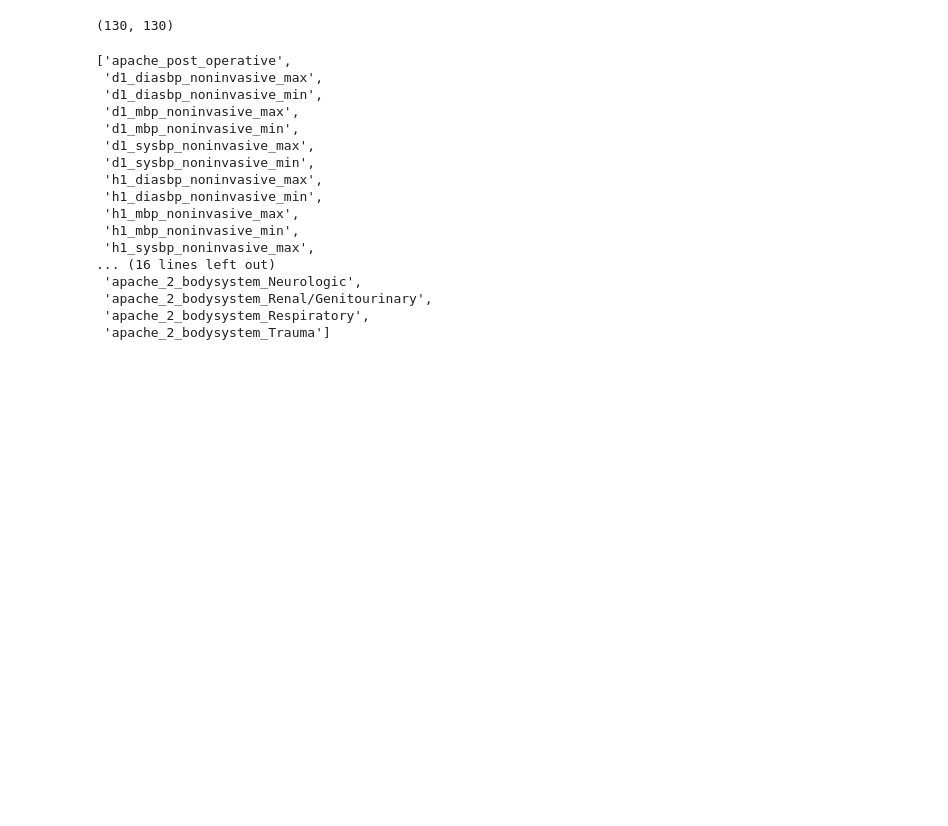
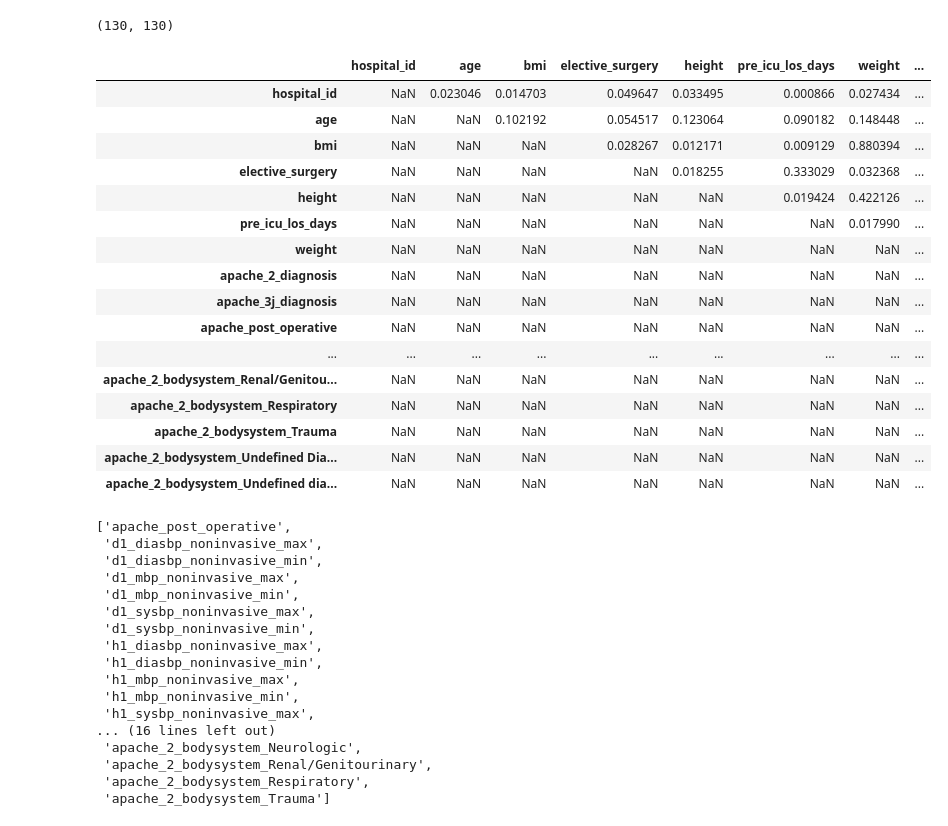
Before and after one commit to ardranijesh/Data-science-study, a Jupyter notebook: Project/Healthcare_Domain/Health_care_sepsis_septic_shock/sepsis_shock.ipynb, the cells around one changed output. Saved outputs shown, nothing was run; the diff lists cells and outputs as text; code cells hidden in the pictures; blank space fills up the shorter version.

```diff
--- a/Project/Healthcare_Domain/Health_care_sepsis_septic_shock/sepsis_shock.ipynb
+++ b/Project/Healthcare_Domain/Health_care_sepsis_septic_shock/sepsis_shock.ipynb
@@ -362,6 +372,25 @@ corr_matrix.shape
 (130, 130)
 # %%
 upper=corr_matrix.where(np.triu(np.ones(corr_matrix.shape),k=1).astype(bool))
+upper
+# %% [output]
+|  | hospital_id | age | bmi | elective_surgery | height | pre_icu_los_days | weight | ... |
+| hospital_id | NaN | 0.023046 | 0.014703 | 0.049647 | 0.033495 | 0.000866 | 0.027434 | ... |
+| age | NaN | NaN | 0.102192 | 0.054517 | 0.123064 | 0.090182 | 0.148448 | ... |
+| bmi | NaN | NaN | NaN | 0.028267 | 0.012171 | 0.009129 | 0.880394 | ... |
+| elective_surgery | NaN | NaN | NaN | NaN | 0.018255 | 0.333029 | 0.032368 | ... |
+| height | NaN | NaN | NaN | NaN | NaN | 0.019424 | 0.422126 | ... |
+| pre_icu_los_days | NaN | NaN | NaN | NaN | NaN | NaN | 0.017990 | ... |
+| weight | NaN | NaN | NaN | NaN | NaN | NaN | NaN | ... |
+| apache_2_diagnosis | NaN | NaN | NaN | NaN | NaN | NaN | NaN | ... |
+| apache_3j_diagnosis | NaN | NaN | NaN | NaN | NaN | NaN | NaN | ... |
+| apache_post_operative | NaN | NaN | NaN | NaN | NaN | NaN | NaN | ... |
+| ... | ... | ... | ... | ... | ... | ... | ... | ... |
+| apache_2_bodysystem_Renal/Genitou... | NaN | NaN | NaN | NaN | NaN | NaN | NaN | ... |
+| apache_2_bodysystem_Respiratory | NaN | NaN | NaN | NaN | NaN | NaN | NaN | ... |
+| apache_2_bodysystem_Trauma | NaN | NaN | NaN | NaN | NaN | NaN | NaN | ... |
+| apache_2_bodysystem_Undefined Dia... | NaN | NaN | NaN | NaN | NaN | NaN | NaN | ... |
+| apache_2_bodysystem_Undefined dia... | NaN | NaN | NaN | NaN | NaN | NaN | NaN | ... |
 # %%
 high_corr=[col for col in upper.columns if any(upper[col]>=0.9)]
 # %%
```
Also changed, not shown: parts of 6 cells of this notebook.
